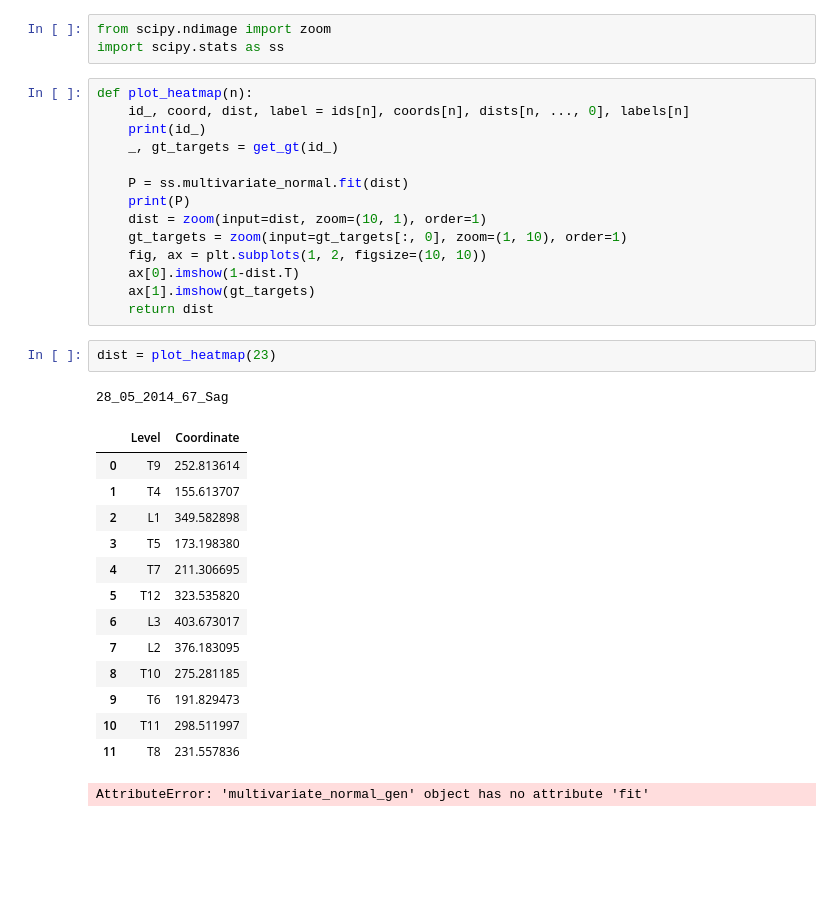
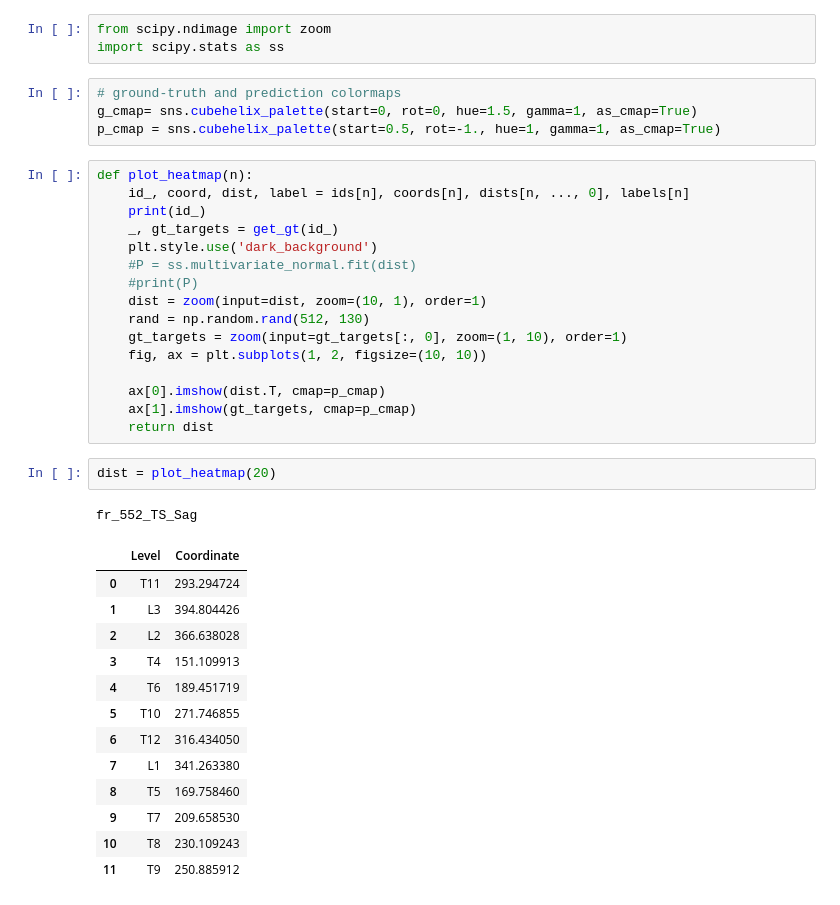
Before and after one commit to DMcSweeney/coronal_sagittal_cnn, a Jupyter notebook: post_processing.ipynb, the cells around one changed output. Drawn from its saved outputs; the diff is of its cells as text; blank space fills up the shorter version.

```diff
--- a/post_processing.ipynb
+++ b/post_processing.ipynb
@@ -107,35 +123,40 @@ fr_553_LS_Sag
 # %%
 from scipy.ndimage import zoom
 import scipy.stats as ss
+# %%
+# ground-truth and prediction colormaps
+g_cmap= sns.cubehelix_palette(start=0, rot=0, hue=1.5, gamma=1, as_cmap=True)
+p_cmap = sns.cubehelix_palette(start=0.5, rot=-1., hue=1, gamma=1, as_cmap=True)
 # %%
 def plot_heatmap(n):
     id_, coord, dist, label = ids[n], coords[n], dists[n, ..., 0], labels[n]
     print(id_)
     _, gt_targets = get_gt(id_)
-
-    P = ss.multivariate_normal.fit(dist)
-    print(P)
+    plt.style.use('dark_background')
+    #P = ss.multivariate_normal.fit(dist)
+    #print(P)
     dist = zoom(input=dist, zoom=(10, 1), order=1)
+    rand = np.random.rand(512, 130)
     gt_targets = zoom(input=gt_targets[:, 0], zoom=(1, 10), order=1)
     fig, ax = plt.subplots(1, 2, figsize=(10, 10))
-    ax[0].imshow(1-dist.T)
-    ax[1].imshow(gt_targets)
+
+    ax[0].imshow(dist.T, cmap=p_cmap)
+    ax[1].imshow(gt_targets, cmap=p_cmap)
     return dist
 # %%
-dist = plot_heatmap(23)
+dist = plot_heatmap(20)
 # %% [output]
-28_05_2014_67_Sag
+fr_552_TS_Sag
 |  | Level | Coordinate |
-| 0 | T9 | 252.813614 |
-| 1 | T4 | 155.613707 |
-| 2 | L1 | 349.582898 |
-| 3 | T5 | 173.198380 |
-| 4 | T7 | 211.306695 |
-| 5 | T12 | 323.535820 |
-| 6 | L3 | 403.673017 |
-| 7 | L2 | 376.183095 |
-| 8 | T10 | 275.281185 |
-| 9 | T6 | 191.829473 |
-| 10 | T11 | 298.511997 |
-| 11 | T8 | 231.557836 |
+| 0 | T11 | 293.294724 |
+| 1 | L3 | 394.804426 |
+| 2 | L2 | 366.638028 |
+| 3 | T4 | 151.109913 |
+| 4 | T6 | 189.451719 |
+| 5 | T10 | 271.746855 |
+| 6 | T12 | 316.434050 |
+| 7 | L1 | 341.263380 |
+| 8 | T5 | 169.758460 |
+| 9 | T7 | 209.658530 |
+| 10 | T8 | 230.109243 |
+| 11 | T9 | 250.885912 |
-AttributeError: 'multivariate_normal_gen' object has no attribute 'fit'
```
Also changed, not shown: parts of 9 cells of this notebook, 4 other files.
